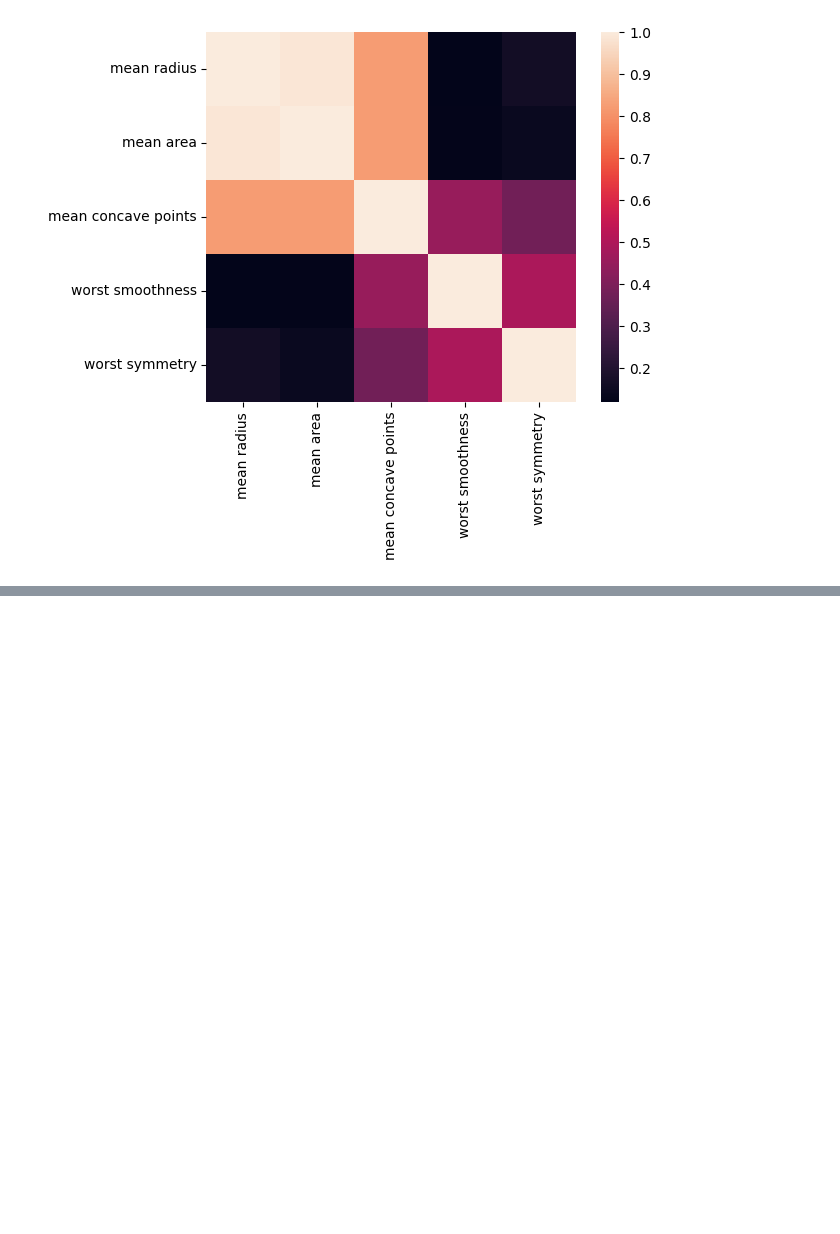
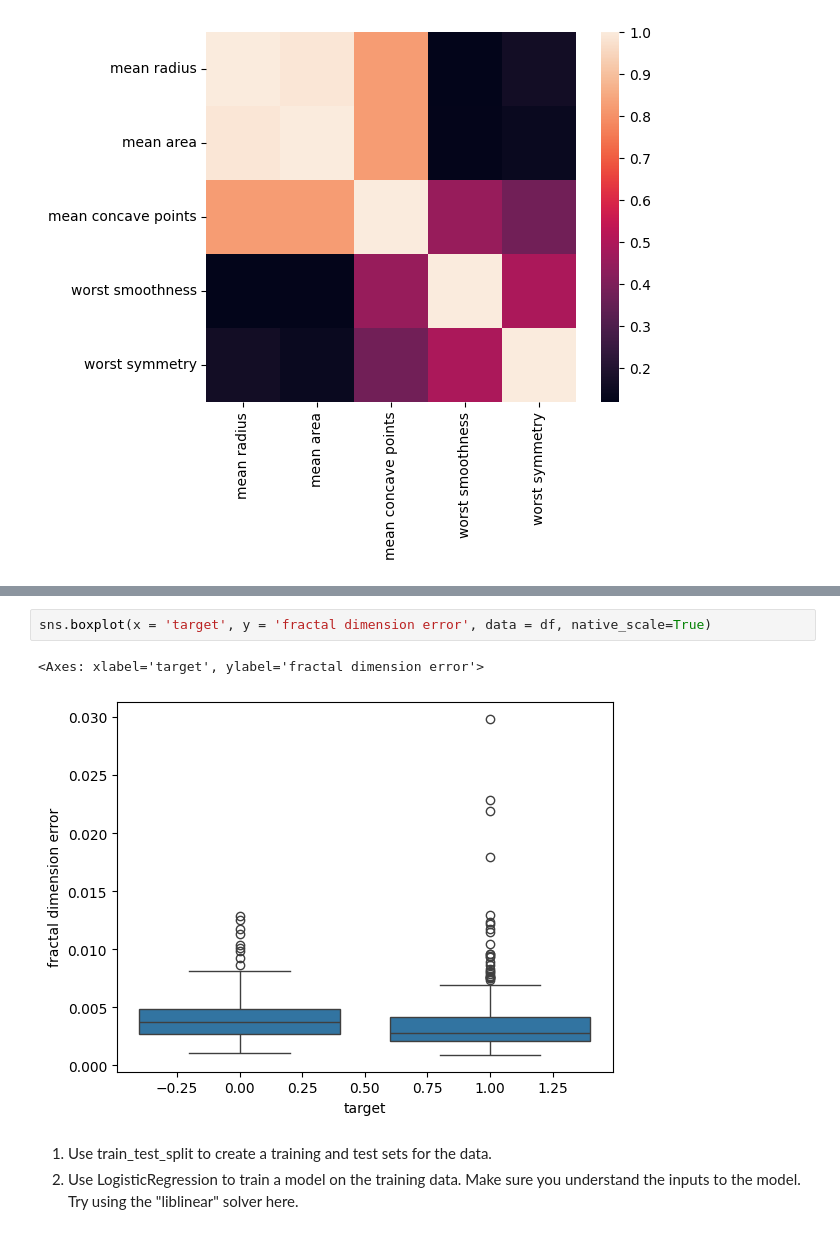
Before and after one commit to na-learning/ML-Logistic-Regression, a Jupyter notebook: Logistic_Regression.ipynb, the cells around one changed output, grey strips where cells are left out. Cells and saved outputs as stored; diff of their text form; blank space fills up the shorter version.

```diff
--- a/Logistic_Regression.ipynb
+++ b/Logistic_Regression.ipynb
@@ -66,0 +86,8 @@ sns.heatmap(corr, square=True)
+# %%
+sns.boxplot(x = 'target', y = 'fractal dimension error', data = df, native_scale=True)
+# %% [output]
+<Axes: xlabel='target', ylabel='fractal dimension error'>
+[figure, added]
+# %% [markdown]
+1. Use train_test_split to create a training and test sets for the data.
+2. Use LogisticRegression to train a model on the training data. Make sure you understand the inputs to the model. Try using the "liblinear" solver here.
```
Also changed, not shown: parts of 15 cells of this notebook.
